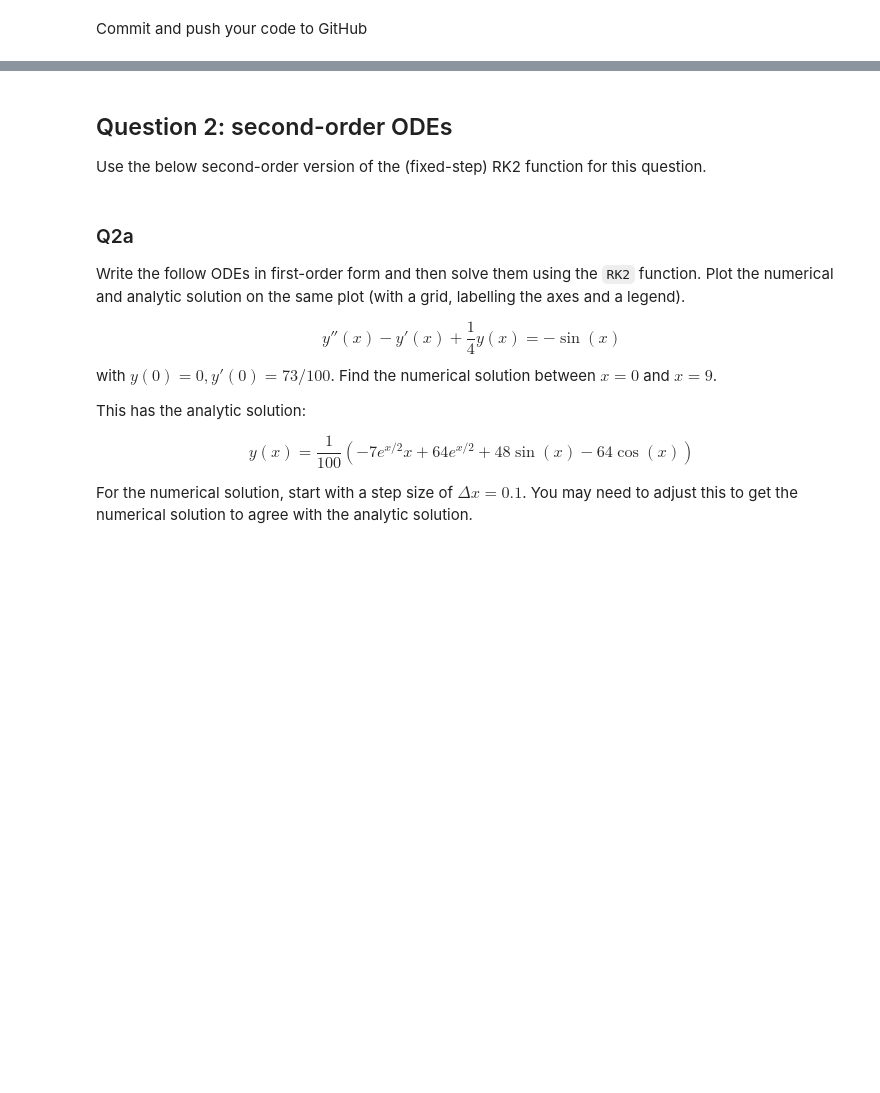
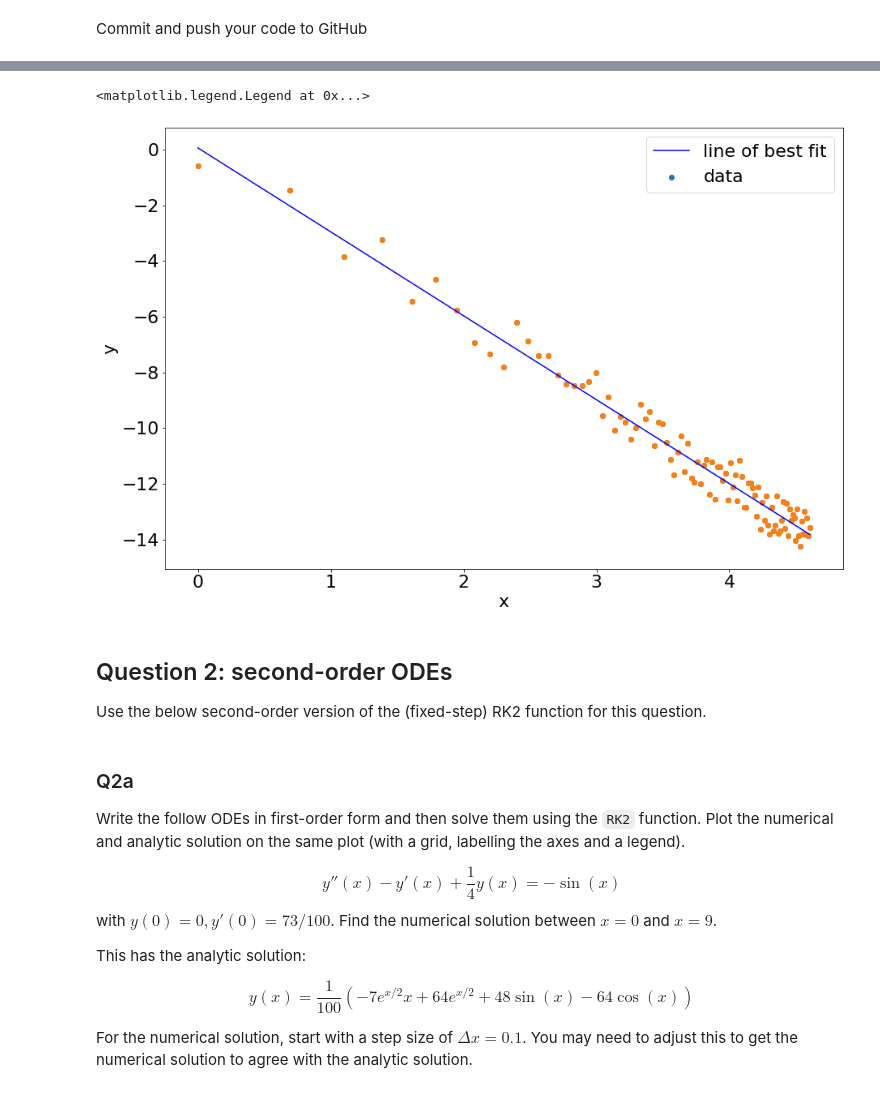
Before and after one commit to ConnorMcGoldrick/ACM20030-Assignments, a Jupyter notebook: Assignment-3.ipynb, the cells around one changed output, grey strips where cells are left out. Cells and saved outputs as stored; diff of their text form; code cells hidden in the pictures; blank space fills up the shorter version.

```diff
--- a/Assignment-3.ipynb
+++ b/Assignment-3.ipynb
@@ -74,3 +161,16 @@ Commit and push your code to GitHub
+# %%
+x3 = np.log(x2)
+y3 = np.log(y2)
+plt.scatter(x3,y3)
+plt.xlabel('x')
+plt.ylabel('y')
+plt.scatter(x3, y3, label = 'data')
+y3_pred = np.log(m*x3+c)
+plt.plot(x3, m*x3+c, 'b', label = 'line of best fit')
+plt.legend(['line of best fit', 'data'])
+# %% [output]
+<matplotlib.legend.Legend at 0x...>
+[figure, added]
 # %% [markdown]
 ## Question 2: second-order ODEs
 
```
Also changed, not shown: parts of 10 cells of this notebook.
